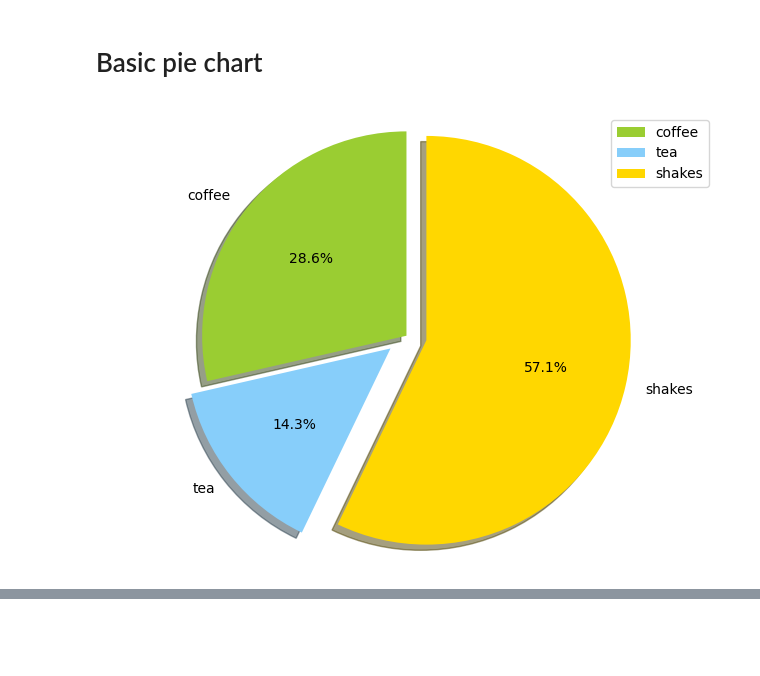
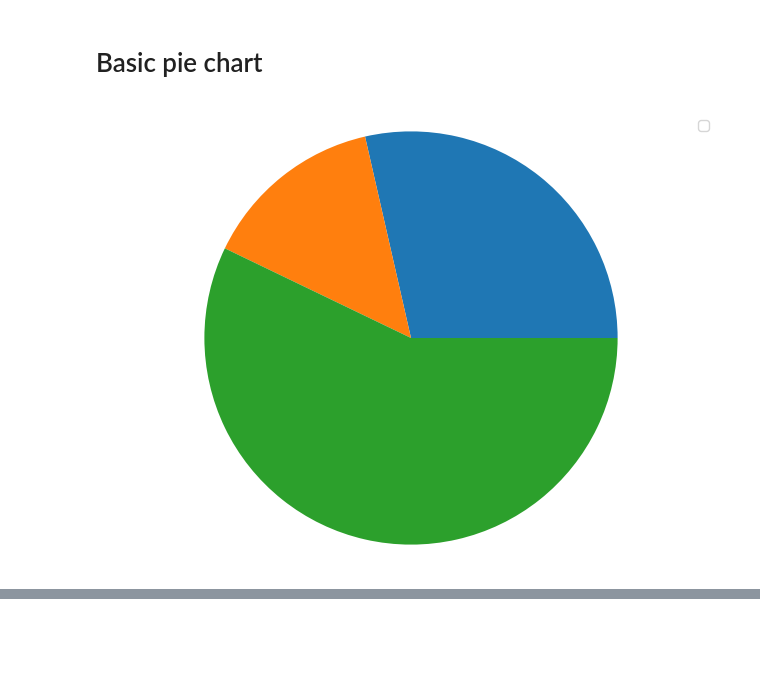
Before and after one commit to ash322ash422/tut_matplotlib, a Jupyter notebook: tut_mp5_pie_specialplots.ipynb, the cells around one changed output, grey strips where cells are left out. Cells and saved outputs as stored; diff of their text form; code cells hidden in the pictures.

```diff
--- a/tut_mp5_pie_specialplots.ipynb
+++ b/tut_mp5_pie_specialplots.ipynb
@@ -13,25 +13,26 @@ warnings.filterwarnings("ignore")
 # %% [markdown]
 # Basic pie chart
 # %%
+# NOTE: uncomment each one below to see what each one does
 from matplotlib import pyplot as plt
-import numpy as np
 data = [10, 5, 20] # coffee , tea , shake drinkers
-data_labels = ['coffee', 'tea', 'shakes']
-data_colors = ('yellowgreen', 'lightskyblue', 'gold')
-data_explode = (0, 0.1, 0.1)
+# data_labels = ['coffee', 'tea', 'shakes']
+# data_colors = ('yellowgreen', 'lightskyblue', 'gold')
+# data_explode = (0, 0.1, 0.1)
+
 
 plt.pie(
     data,
-    labels=data_labels,
-    shadow=True,
-    colors=data_colors,
-    explode=data_explode, # space between slices
-    startangle=90,    # rotate conter-clockwise by 90 degrees
-    autopct='%1.1f%%',# display fraction as percentage
+    # labels=data_labels,
+    # shadow=True,
+    # colors=data_colors,
+    # explode=data_explode, # space between slices
+    # startangle=90,    # rotate conter-clockwise by 90 degrees
+    # autopct='%1.1f%%',# display fraction as percentage
 )
 plt.legend(fancybox=True)
 plt.axis('equal')     # plot pyplot as circle
 plt.tight_layout()
 plt.show()
 # %% [output]
-[figure, old version]
+[figure, new version]
```
Also changed, not shown: parts of 3 cells of this notebook, 4 other files.
